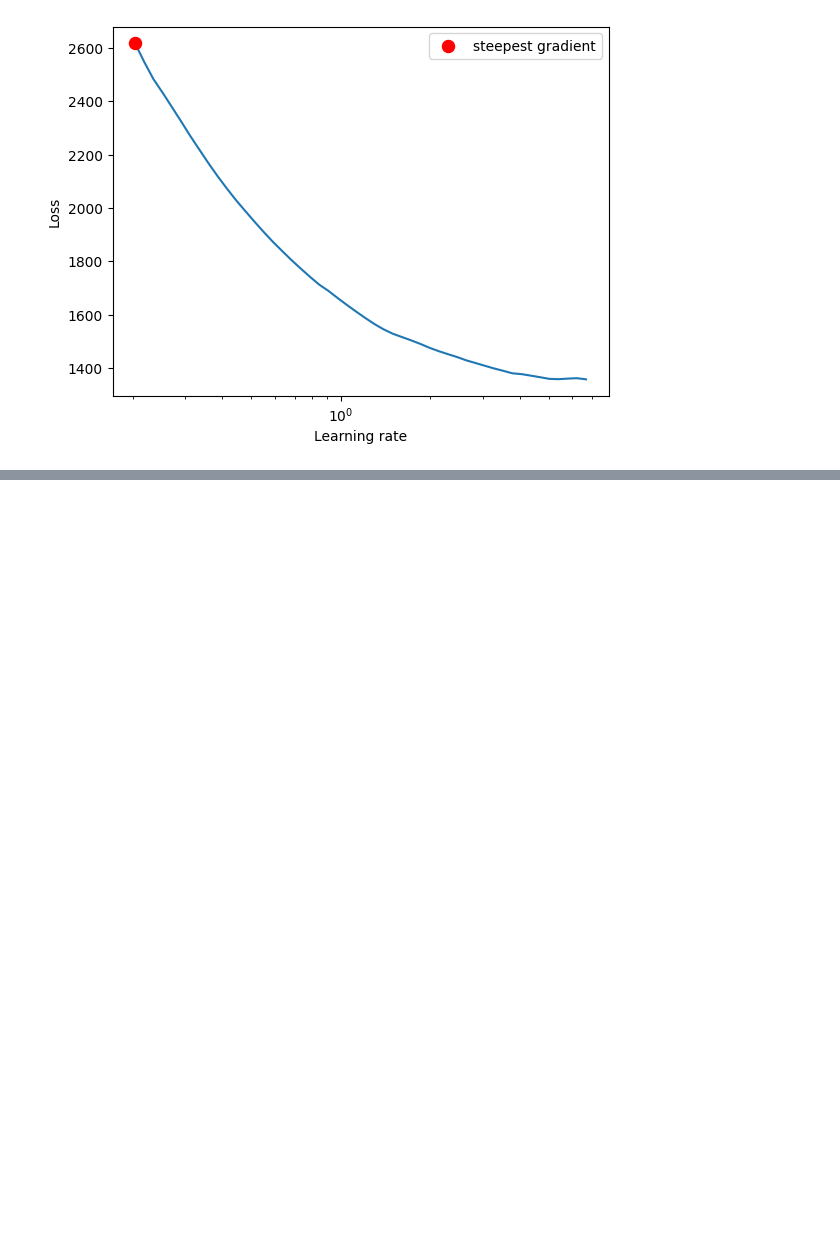
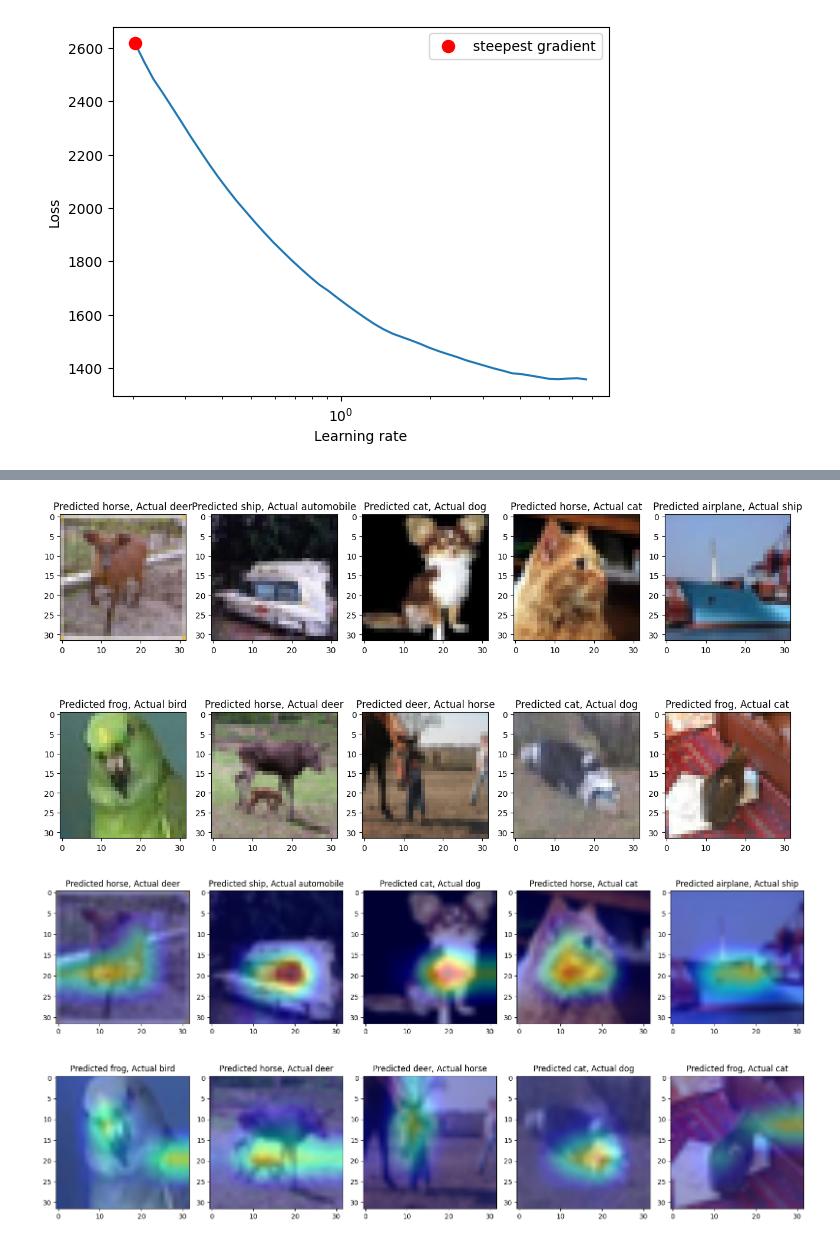
Before and after one commit to shashankhalo7/era1, a Jupyter notebook: Session 11/ERA_Session11_Assignment11.ipynb, the cells around one changed output, grey strips where cells are left out. Cells and saved outputs as stored; diff of their text form; code cells hidden in the pictures; blank space fills up the shorter version.

```diff
--- a/Session 11/ERA_Session11_Assignment11.ipynb
+++ b/Session 11/ERA_Session11_Assignment11.ipynb
@@ -514,0 +157,6 @@ plt.show()
+# %%
+class_names = ['airplane', 'automobile', 'bird', 'cat', 'deer', 'dog', 'frog', 'horse', 'ship', 'truck']
+plot_misclassified(10,model,test_loader,class_names,cam = True)
+# %% [output]
+[figure, added]
+[figure, added]
```
Also changed, not shown: parts of 24 cells of this notebook, 3 other files.
